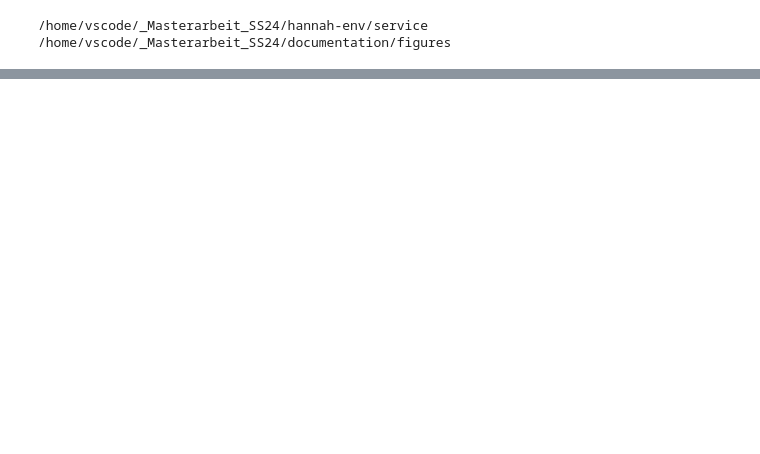
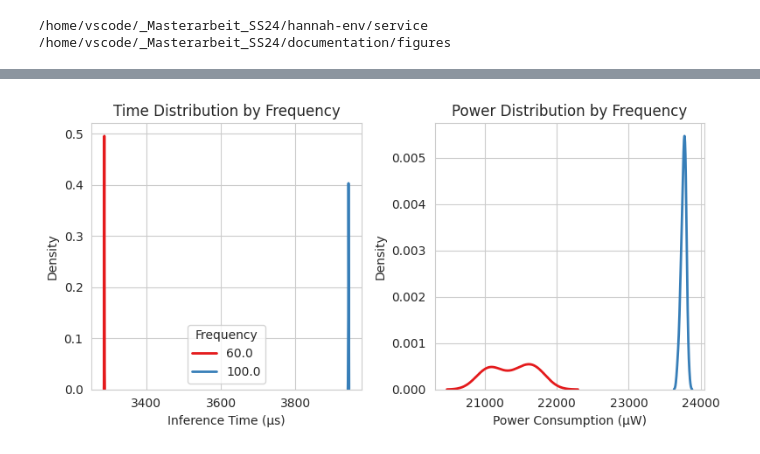
Before and after one commit to ekut-es/netdeployonnx, a Jupyter notebook: netdeployonnx/client/experiment_npu.ipynb, the cells around one changed output, grey strips where cells are left out. Saved outputs shown, nothing was run; the diff lists cells and outputs as text; code cells hidden in the pictures; blank space fills up the shorter version.

```diff
--- a/netdeployonnx/client/experiment_npu.ipynb
+++ b/netdeployonnx/client/experiment_npu.ipynb
@@ -1629,0 +224,26 @@ print('flash = ',end='');pprint(flash_)
+# %%
+# Set rainbow palette with explicit color mapping
+unique_freqs = sorted(clock_data['freq'].unique())
+base_clock_data = clock_data[clock_data['freq'].isin([60, 100])]
+rainbow_palette = 'Set1' # dict(zip(unique_freqs, sns.color_palette('rainbow', n_colors=len(unique_freqs))))
+
+fig, (ax1, ax2) = plt.subplots(1, 2, figsize=(8, 4))
+
+# Time distribution
+sns.kdeplot(data=base_clock_data, x='us_per_inference', hue='freq',
+           palette=rainbow_palette, ax=ax1, linewidth=2)
+ax1.set_title('Time Distribution by Frequency')
+ax1.set_xlabel('Inference Time (µs)')
+leg = ax1.get_legend()
+leg.set_title("Frequency")
+
+# Power distribution
+sns.kdeplot(data=base_clock_data, x='uW_per_inference', hue='freq',
+           palette=rainbow_palette, ax=ax2, linewidth=2, legend=False)
+ax2.set_title('Power Distribution by Frequency')
+ax2.set_xlabel('Power Consumption (µW)')
+
+plt.tight_layout()
+plt.savefig(figures_path / "05_npu_clockdividers.pdf", format='pdf', bbox_inches='tight')
+# %% [output]
+[figure, added]
```
Also changed, not shown: parts of 25 cells of this notebook.
